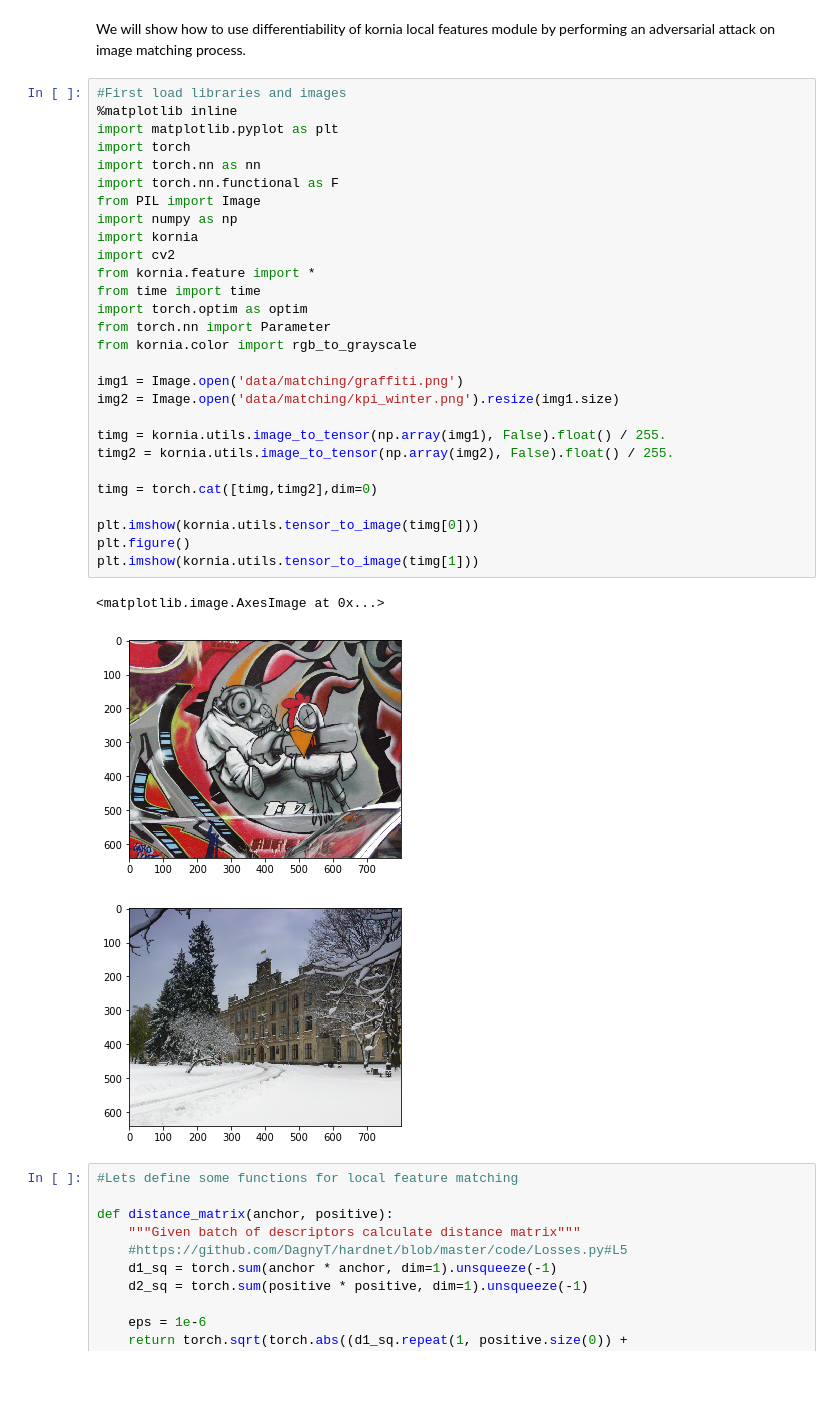
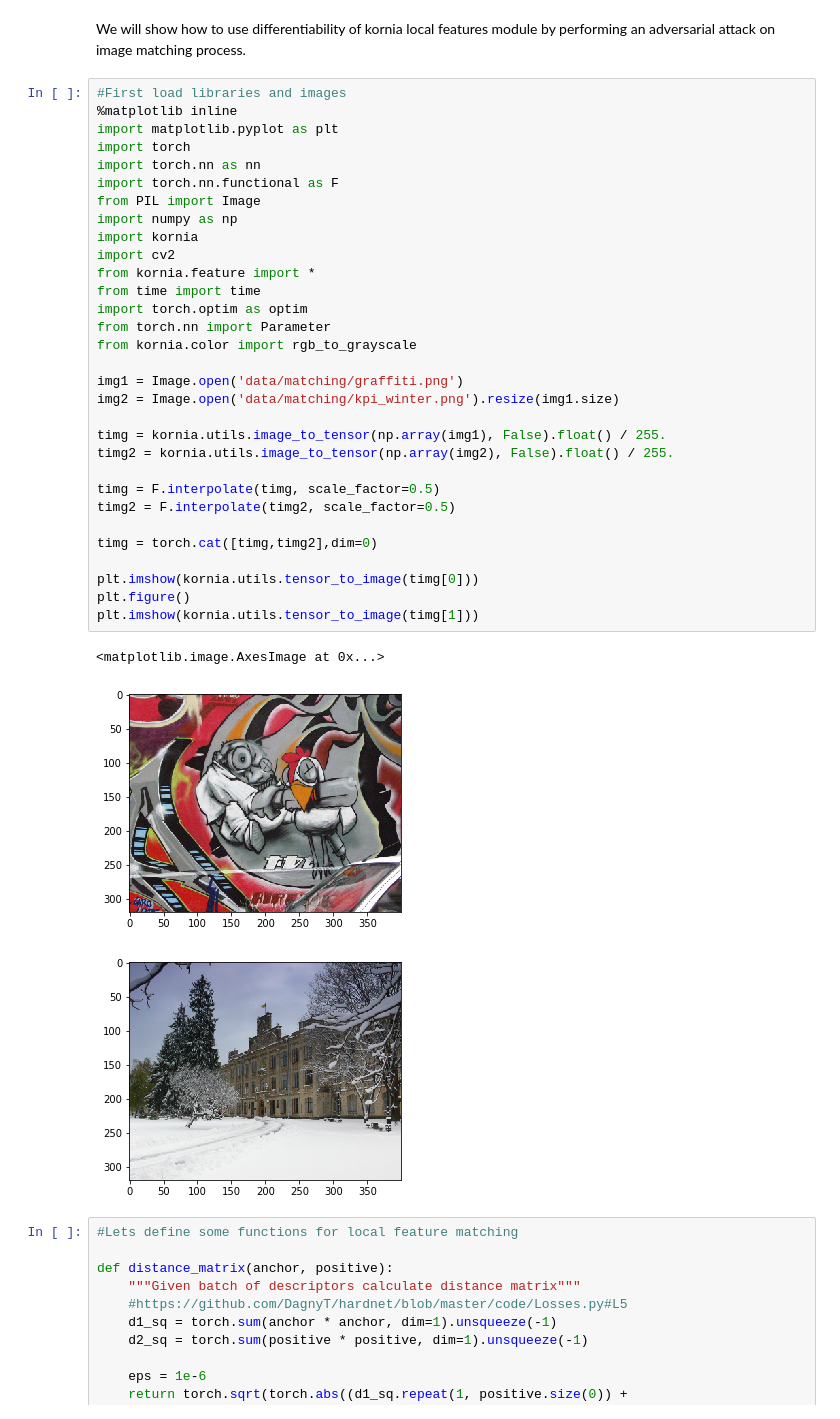
Before and after one commit to kornia/kornia-examples, a Jupyter notebook: local-feature-adversarial-attack.ipynb, the cells around one changed output. Drawn from its saved outputs; the diff is of its cells as text; blank space fills up the shorter version.

```diff
--- a/local-feature-adversarial-attack.ipynb
+++ b/local-feature-adversarial-attack.ipynb
@@ -4,35 +4,38 @@ by performing an adversarial attack on image matching process.
 # %%
 #First load libraries and images
 %matplotlib inline
 import matplotlib.pyplot as plt
 import torch
 import torch.nn as nn
 import torch.nn.functional as F
 from PIL import Image
 import numpy as np
 import kornia
 import cv2
 from kornia.feature import *
 from time import time
 import torch.optim as optim
 from torch.nn import Parameter
 from kornia.color import rgb_to_grayscale
 
 img1 = Image.open('data/matching/graffiti.png')
 img2 = Image.open('data/matching/kpi_winter.png').resize(img1.size)
 
 timg = kornia.utils.image_to_tensor(np.array(img1), False).float() / 255.
 timg2 = kornia.utils.image_to_tensor(np.array(img2), False).float() / 255.
 
+timg = F.interpolate(timg, scale_factor=0.5)
+timg2 = F.interpolate(timg2, scale_factor=0.5)
+
 timg = torch.cat([timg,timg2],dim=0)
 
 plt.imshow(kornia.utils.tensor_to_image(timg[0]))
 plt.figure()
 plt.imshow(kornia.utils.tensor_to_image(timg[1]))
 # %% [output]
 <matplotlib.image.AxesImage at 0x...>
-[figure, old version]
+[figure, new version]
-[figure, old version]
+[figure, new version]
 # %%
 #Lets define some functions for local feature matching
 
```
Also changed, not shown: parts of 8 cells of this notebook, 19 other files.
